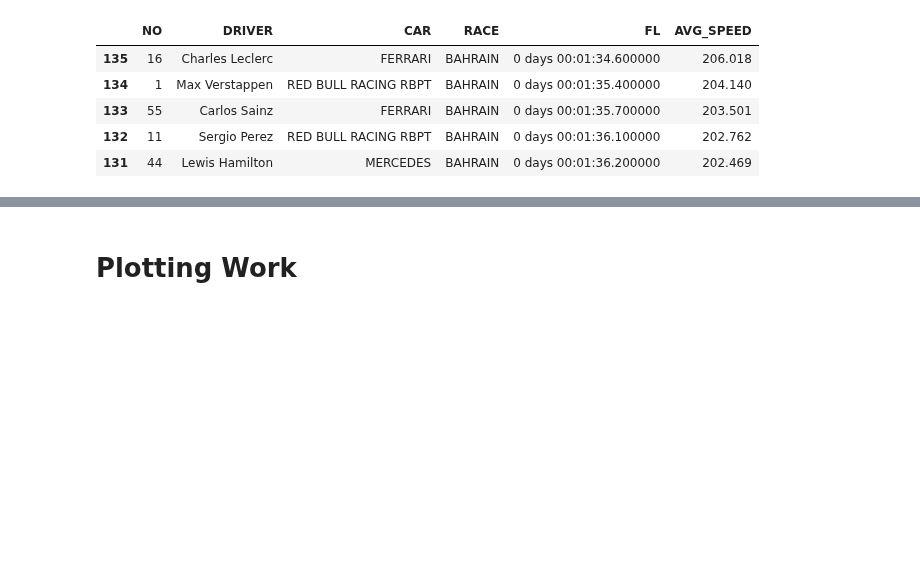
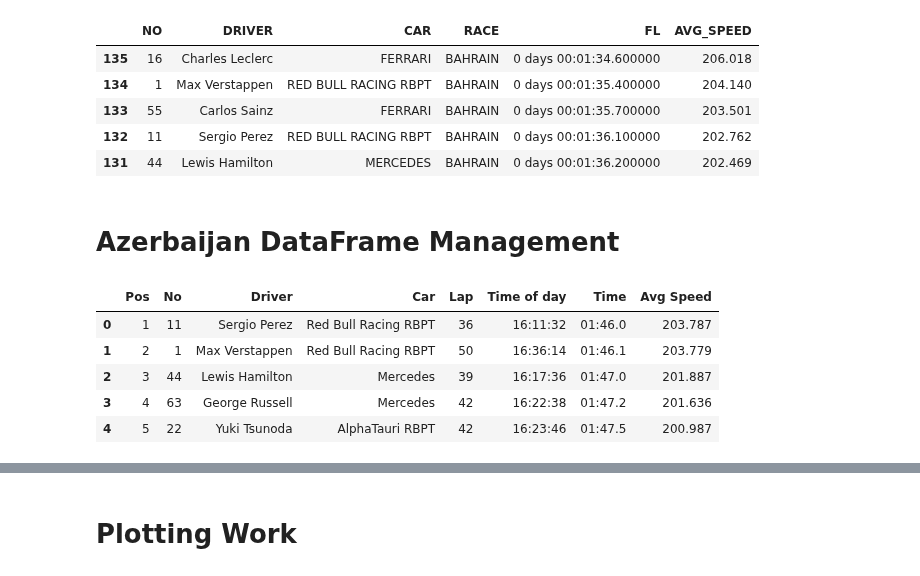
Before and after one commit to JB-26/f1-2022-analysis, a Jupyter notebook: fastest-laps.ipynb, the cells around one changed output, grey strips where cells are left out. Cells and saved outputs as stored; diff of their text form; code cells hidden in the pictures; blank space fills up the shorter version.

Commit message:
Azerbaijan data added

```diff
--- a/fastest-laps.ipynb
+++ b/fastest-laps.ipynb
@@ -546,3 +549,15 @@ fastest_lap.head()
 | 133 | 55 | Carlos Sainz | FERRARI | BAHRAIN | 0 days 00:01:35.700000 | 203.501 |
 | 132 | 11 | Sergio Perez | RED BULL RACING RBPT | BAHRAIN | 0 days 00:01:36.100000 | 202.762 |
 | 131 | 44 | Lewis Hamilton | MERCEDES | BAHRAIN | 0 days 00:01:36.200000 | 202.469 |
+# %% [markdown]
+# Azerbaijan DataFrame Management
+# %%
+fl_azerbaijan = pd.read_csv('data/fastest-lap/fl-azerbaijan.csv')
+fl_azerbaijan.head()
+# %% [output]
+|  | Pos | No | Driver | Car | Lap | Time of day | Time | Avg Speed |
+| 0 | 1 | 11 | Sergio Perez | Red Bull Racing RBPT | 36 | 16:11:32 | 01:46.0 | 203.787 |
+| 1 | 2 | 1 | Max Verstappen | Red Bull Racing RBPT | 50 | 16:36:14 | 01:46.1 | 203.779 |
+| 2 | 3 | 44 | Lewis Hamilton | Mercedes | 39 | 16:17:36 | 01:47.0 | 201.887 |
+| 3 | 4 | 63 | George Russell | Mercedes | 42 | 16:22:38 | 01:47.2 | 201.636 |
+| 4 | 5 | 22 | Yuki Tsunoda | AlphaTauri RBPT | 42 | 16:23:46 | 01:47.5 | 200.987 |
```
Also changed, not shown: parts of 2 cells of this notebook, 5 other files.
